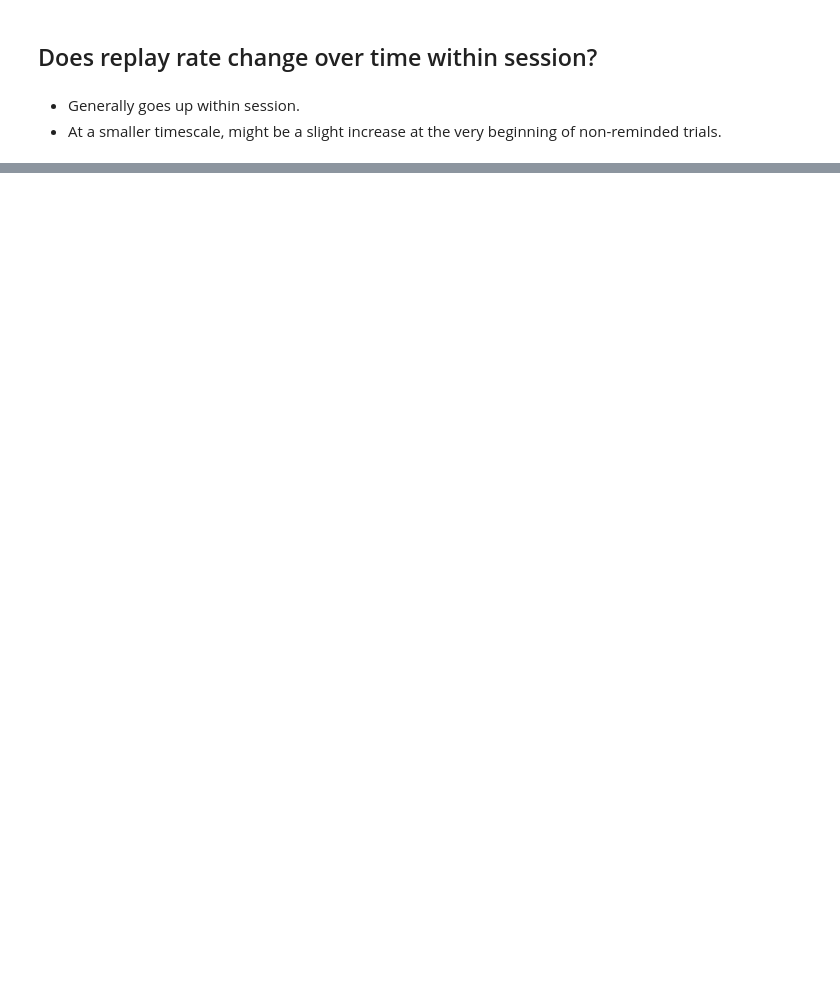
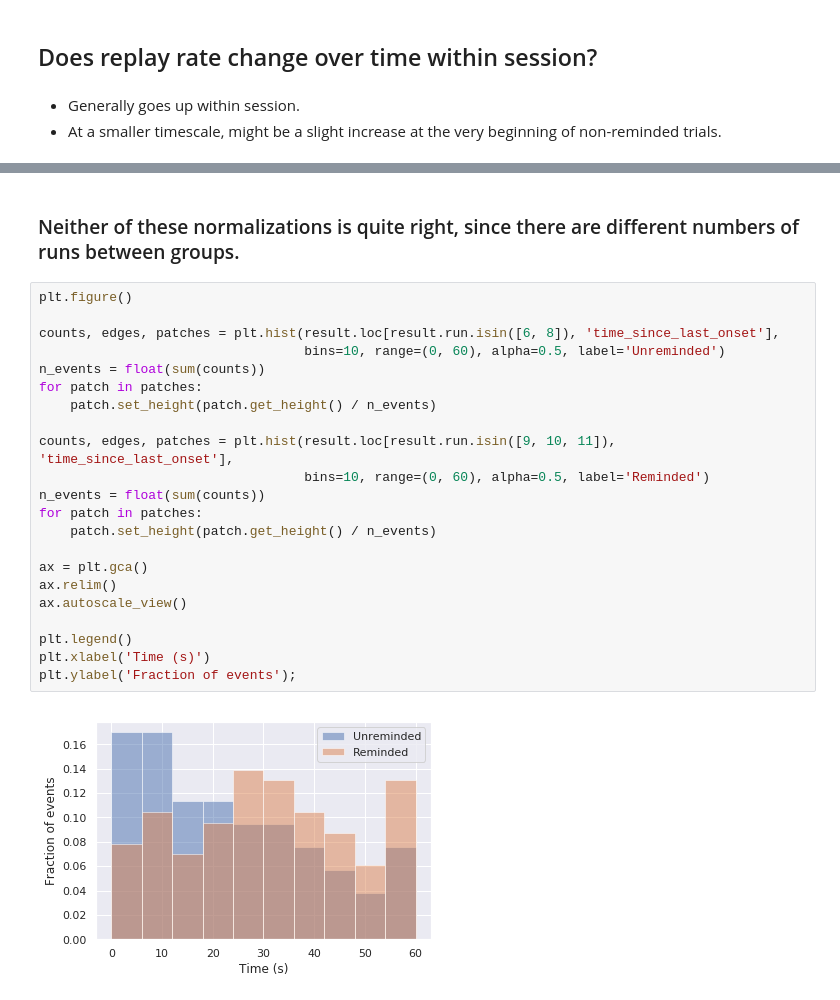
Before and after one commit to asugden/pool, a Jupyter notebook: notebooks/replay1/replay_rate_questions.ipynb, the cells around one changed output, grey strips where cells are left out. Cells and saved outputs as stored; diff of their text form; blank space fills up the shorter version.

```diff
--- a/notebooks/replay1/replay_rate_questions.ipynb
+++ b/notebooks/replay1/replay_rate_questions.ipynb
@@ -181,0 +223,26 @@ plt.ylabel('Event density');
+# %% [markdown]
+### Neither of these normalizations is quite right, since there are different numbers of runs between groups.
+# %%
+plt.figure()
+
+counts, edges, patches = plt.hist(result.loc[result.run.isin([6, 8]), 'time_since_last_onset'],
+                                  bins=10, range=(0, 60), alpha=0.5, label='Unreminded')
+n_events = float(sum(counts))
+for patch in patches:
+    patch.set_height(patch.get_height() / n_events)
+
+counts, edges, patches = plt.hist(result.loc[result.run.isin([9, 10, 11]), 'time_since_last_onset'],
+                                  bins=10, range=(0, 60), alpha=0.5, label='Reminded')
+n_events = float(sum(counts))
+for patch in patches:
+    patch.set_height(patch.get_height() / n_events)
+
+ax = plt.gca()
+ax.relim()
+ax.autoscale_view()
+
+plt.legend()
+plt.xlabel('Time (s)')
+plt.ylabel('Fraction of events');
+# %% [output]
+[figure, added]
```
Also changed, not shown: parts of 23 cells of this notebook, 1 other file.
